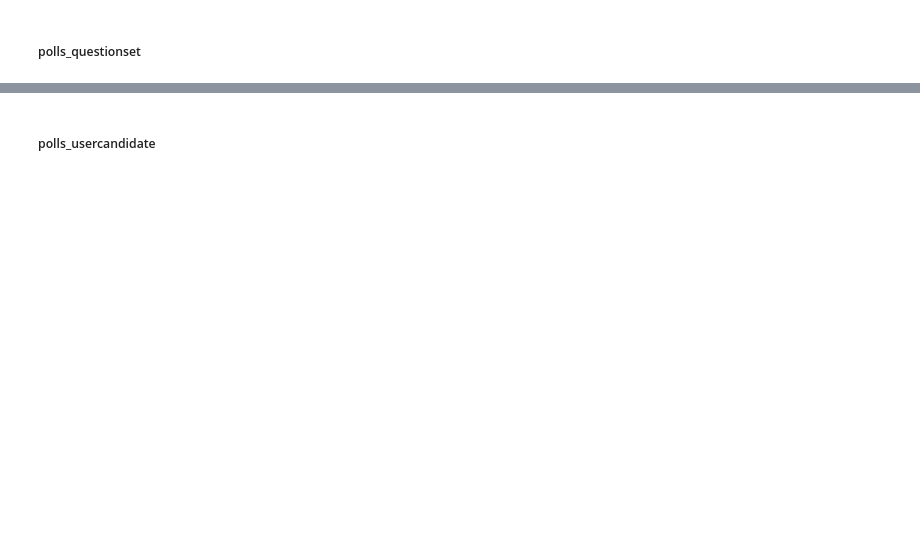
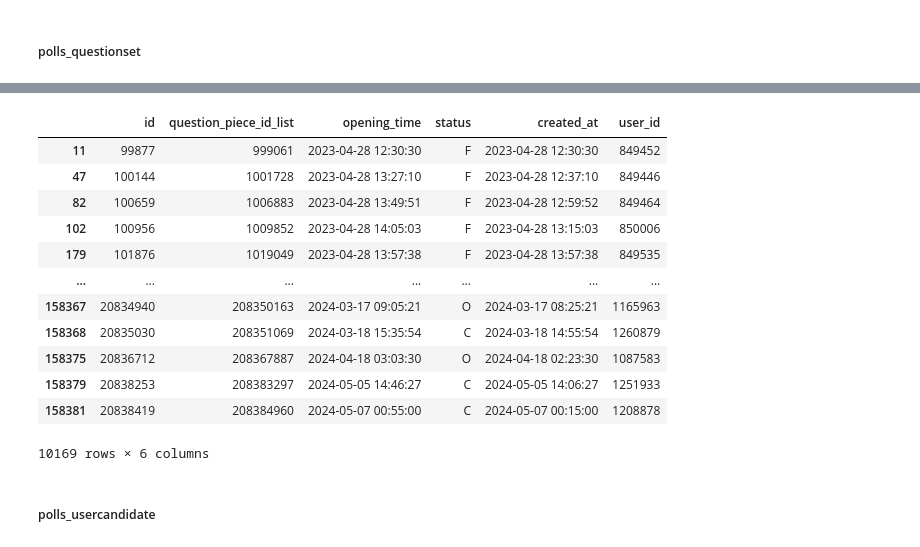
Before and after one commit to goodnews724/sprint_final_project, a Jupyter notebook: notebooks/jaemun.ipynb, the cells around one changed output, grey strips where cells are left out. Saved outputs shown, nothing was run; the diff lists cells and outputs as text; code cells hidden in the pictures; blank space fills up the shorter version.

```diff
--- a/notebooks/jaemun.ipynb
+++ b/notebooks/jaemun.ipynb
@@ -219,3 +272,5 @@ piece_count = polls_questionpiece.groupby(['question_id'])[['id']].count().sort_
+# %%
+vote_questionpiece = polls_questionpiece.loc[polls_questionpiece['question_id'].isin(vote_text),'id'].to_list()
 # %% [markdown]
 ##### polls_questionreport
 # %%
@@ -267,3 +373,21 @@ polls_questionset = pd.read_parquet('gs://sprintda05_final_project/votes/polls_q
+# %%
+explode_questionset = polls_questionset.explode('question_piece_id_list')
+# %%
+explode_questionset.loc[explode_questionset['question_piece_id_list'].isin(vote_questionpiece)]
+# %% [output]
+|  | id | question_piece_id_list | opening_time | status | created_at | user_id |
+| 11 | 99877 | 999061 | 2023-04-28 12:30:30 | F | 2023-04-28 12:30:30 | 849452 |
+| 47 | 100144 | 1001728 | 2023-04-28 13:27:10 | F | 2023-04-28 12:37:10 | 849446 |
+| 82 | 100659 | 1006883 | 2023-04-28 13:49:51 | F | 2023-04-28 12:59:52 | 849464 |
+| 102 | 100956 | 1009852 | 2023-04-28 14:05:03 | F | 2023-04-28 13:15:03 | 850006 |
+| 179 | 101876 | 1019049 | 2023-04-28 13:57:38 | F | 2023-04-28 13:57:38 | 849535 |
+| ... | ... | ... | ... | ... | ... | ... |
+| 158367 | 20834940 | 208350163 | 2024-03-17 09:05:21 | O | 2024-03-17 08:25:21 | 1165963 |
+| 158368 | 20835030 | 208351069 | 2024-03-18 15:35:54 | C | 2024-03-18 14:55:54 | 1260879 |
+| 158375 | 20836712 | 208367887 | 2024-04-18 03:03:30 | O | 2024-04-18 02:23:30 | 1087583 |
+| 158379 | 20838253 | 208383297 | 2024-05-05 14:46:27 | C | 2024-05-05 14:06:27 | 1251933 |
+| 158381 | 20838419 | 208384960 | 2024-05-07 00:55:00 | C | 2024-05-07 00:15:00 | 1208878 |
+10169 rows × 6 columns
 # %% [markdown]
 ##### polls_usercandidate
 # %%
```
Also changed, not shown: parts of 12 cells of this notebook.
